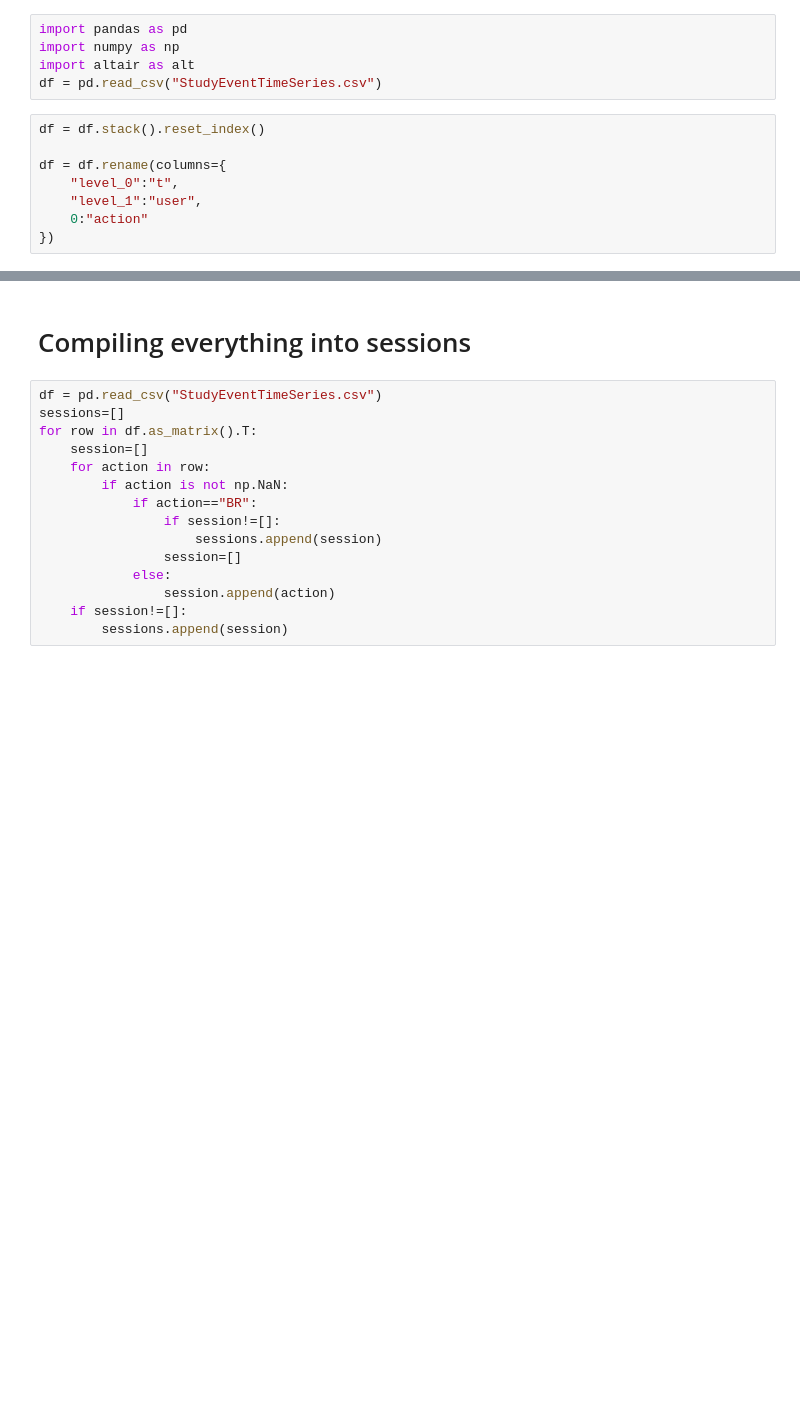
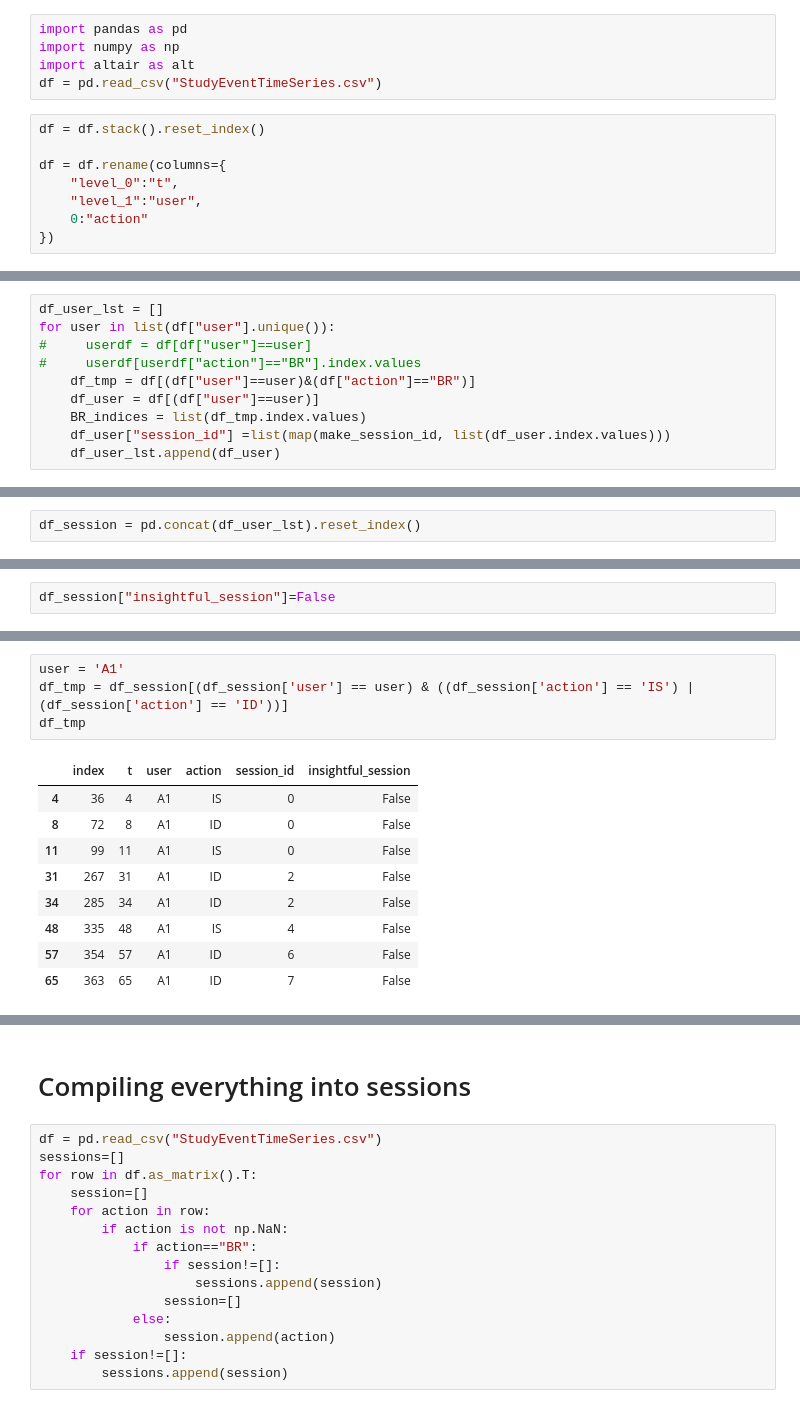
Before and after one commit to dorisjlee/ZV-paper, a Jupyter notebook: analysis/SessionInsightAnalysis.ipynb, the cells around one changed output, grey strips where cells are left out. Cells and saved outputs as stored; diff of their text form; blank space fills up the shorter version.

```diff
--- a/analysis/SessionInsightAnalysis.ipynb
+++ b/analysis/SessionInsightAnalysis.ipynb
@@ -31,0 +14,10 @@ KeyError: 'session'
+# %%
+df_user_lst = []
+for user in list(df["user"].unique()):
+#     userdf = df[df["user"]==user]
+#     userdf[userdf["action"]=="BR"].index.values
+    df_tmp = df[(df["user"]==user)&(df["action"]=="BR")]
+    df_user = df[(df["user"]==user)]
+    BR_indices = list(df_tmp.index.values)
+    df_user["session_id"] =list(map(make_session_id, list(df_user.index.values)))
+    df_user_lst.append(df_user)
@@ -31,0 +29,2 @@ KeyError: 'session'
+# %%
+df_session = pd.concat(df_user_lst).reset_index()
@@ -31,0 +41,2 @@ KeyError: 'session'
+# %%
+df_session["insightful_session"]=False
@@ -31,0 +52,14 @@ KeyError: 'session'
+# %%
+user = 'A1'
+df_tmp = df_session[(df_session['user'] == user) & ((df_session['action'] == 'IS') | (df_session['action'] == 'ID'))]
+df_tmp
+# %% [output]
+|  | index | t | user | action | session_id | insightful_session |
+| 4 | 36 | 4 | A1 | IS | 0 | False |
+| 8 | 72 | 8 | A1 | ID | 0 | False |
+| 11 | 99 | 11 | A1 | IS | 0 | False |
+| 31 | 267 | 31 | A1 | ID | 2 | False |
+| 34 | 285 | 34 | A1 | ID | 2 | False |
+| 48 | 335 | 48 | A1 | IS | 4 | False |
+| 57 | 354 | 57 | A1 | ID | 6 | False |
+| 65 | 363 | 65 | A1 | ID | 7 | False |
```
Also changed, not shown: parts of 18 cells of this notebook.
